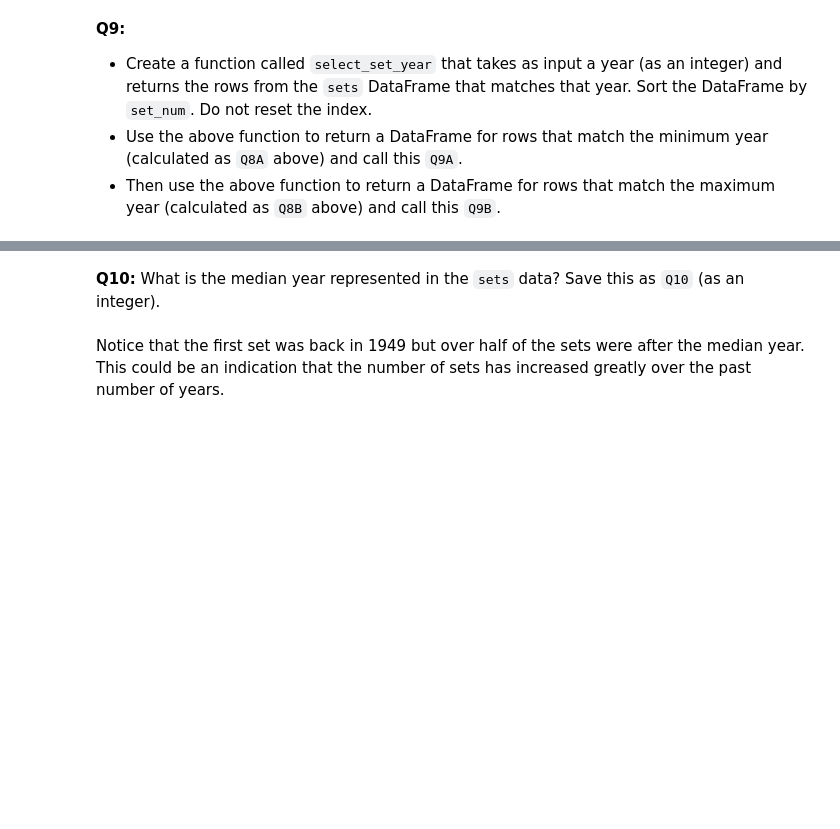
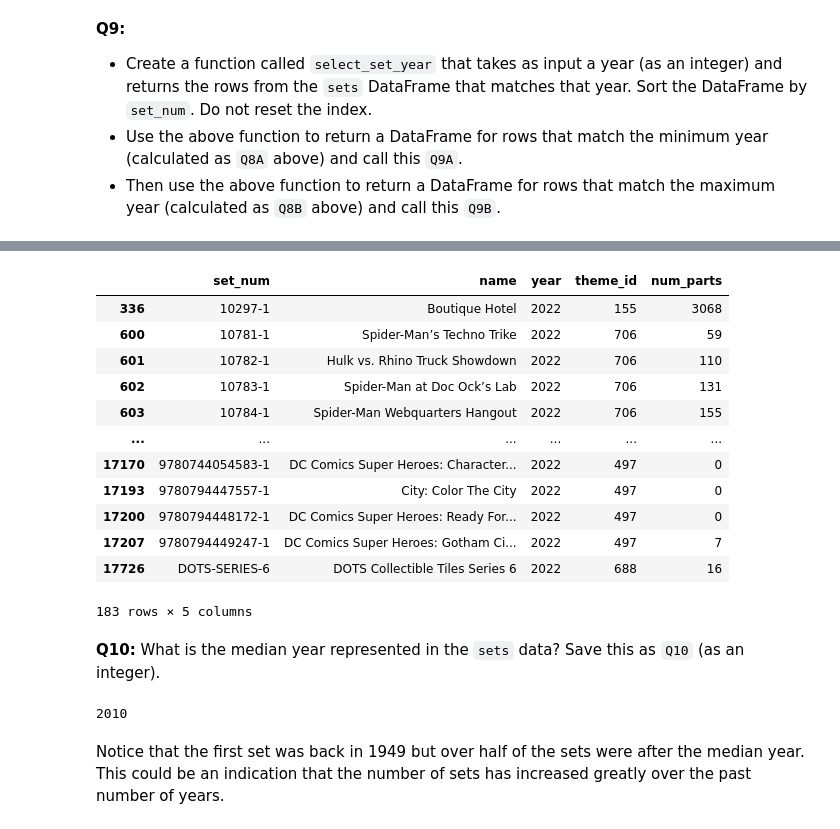
Before and after one commit to nyambura00/pandas_lego_task, a Jupyter notebook: lego.ipynb, the cells around one changed output, grey strips where cells are left out. Drawn from its saved outputs; the diff is of its cells as text; code cells hidden in the pictures; blank space fills up the shorter version.

```diff
--- a/lego.ipynb
+++ b/lego.ipynb
@@ -134,0 +213,8 @@ You should see that the median number of parts is much lower than the average nu
+# %%
+def select_set_year(year : int):
+    sets_copy = sets.copy()
+    query = sets_copy.loc[sets_copy['year'] == year].sort_values('set_num')
+    return query
+
+Q9A = select_set_year(1953)
+Q9A
@@ -135,2 +227,19 @@ You should see that the median number of parts is much lower than the average nu
+# %%
+Q9A = select_set_year(2022)
+Q9A
+# %% [output]
+|  | set_num | name | year | theme_id | num_parts |
+| 336 | 10297-1 | Boutique Hotel | 2022 | 155 | 3068 |
+| 600 | 10781-1 | Spider-Man’s Techno Trike | 2022 | 706 | 59 |
+| 601 | 10782-1 | Hulk vs. Rhino Truck Showdown | 2022 | 706 | 110 |
+| 602 | 10783-1 | Spider-Man at Doc Ock’s Lab | 2022 | 706 | 131 |
+| 603 | 10784-1 | Spider-Man Webquarters Hangout | 2022 | 706 | 155 |
+| ... | ... | ... | ... | ... | ... |
+| 17170 | 9780744054583-1 | DC Comics Super Heroes: Character... | 2022 | 497 | 0 |
+| 17193 | 9780794447557-1 | City: Color The City | 2022 | 497 | 0 |
+| 17200 | 9780794448172-1 | DC Comics Super Heroes: Ready For... | 2022 | 497 | 0 |
+| 17207 | 9780794449247-1 | DC Comics Super Heroes: Gotham Ci... | 2022 | 497 | 7 |
+| 17726 | DOTS-SERIES-6 | DOTS Collectible Tiles Series 6 | 2022 | 688 | 16 |
+183 rows × 5 columns
 # %% [markdown]
 **Q10:** What is the median year represented in the `sets` data?  Save this as `Q10` (as an integer).
@@ -139,3 +246,8 @@ You should see that the median number of parts is much lower than the average nu
+# %%
+Q10 = int(sets['year'].median())
+Q10
+# %% [output]
+2010
 # %% [markdown]
 Notice that the first set was back in 1949 but over half of the sets were after the median year. This could be an indication that the number of sets has increased greatly over the past number of years.
 # %% [markdown]
```
Also changed, not shown: parts of 68 cells of this notebook.
